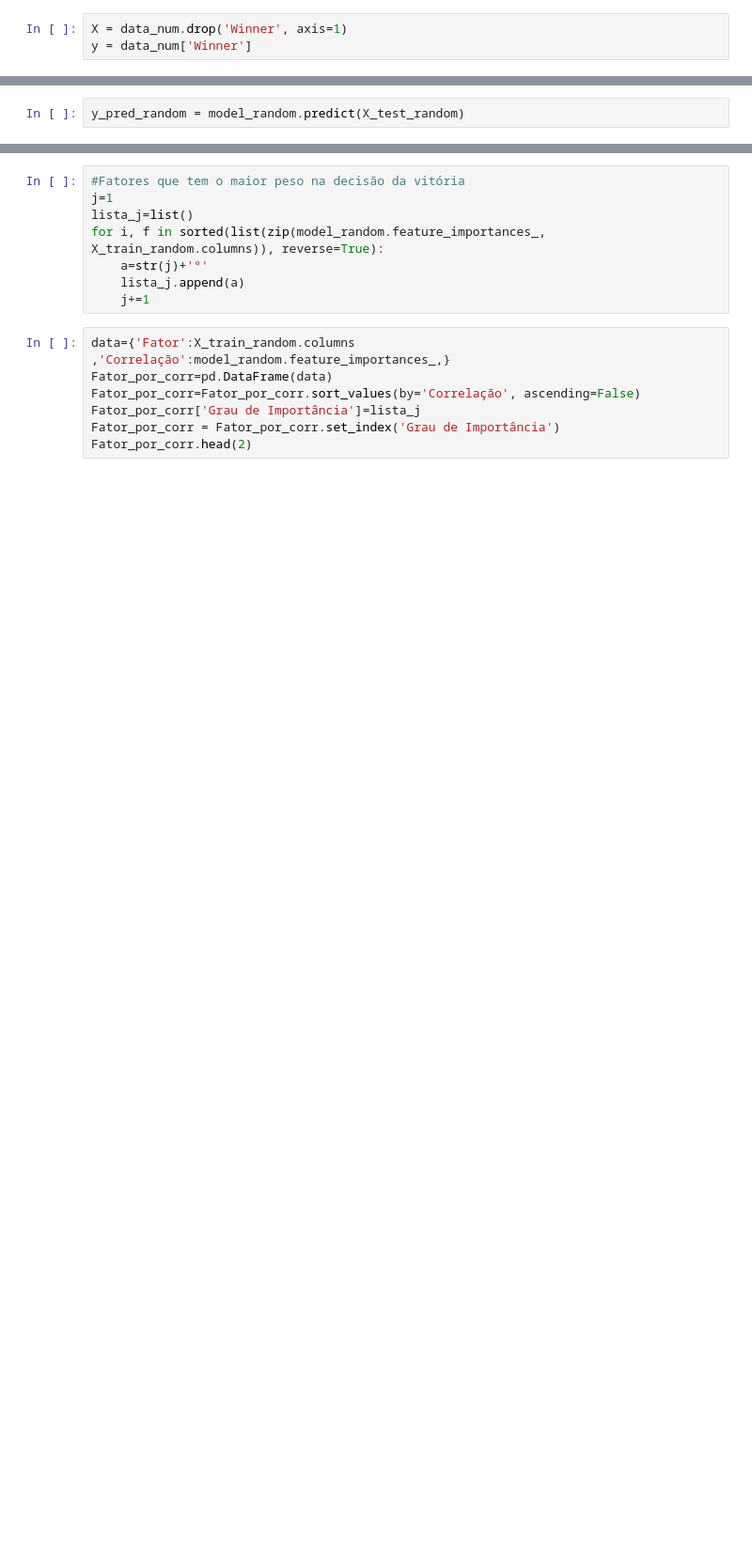
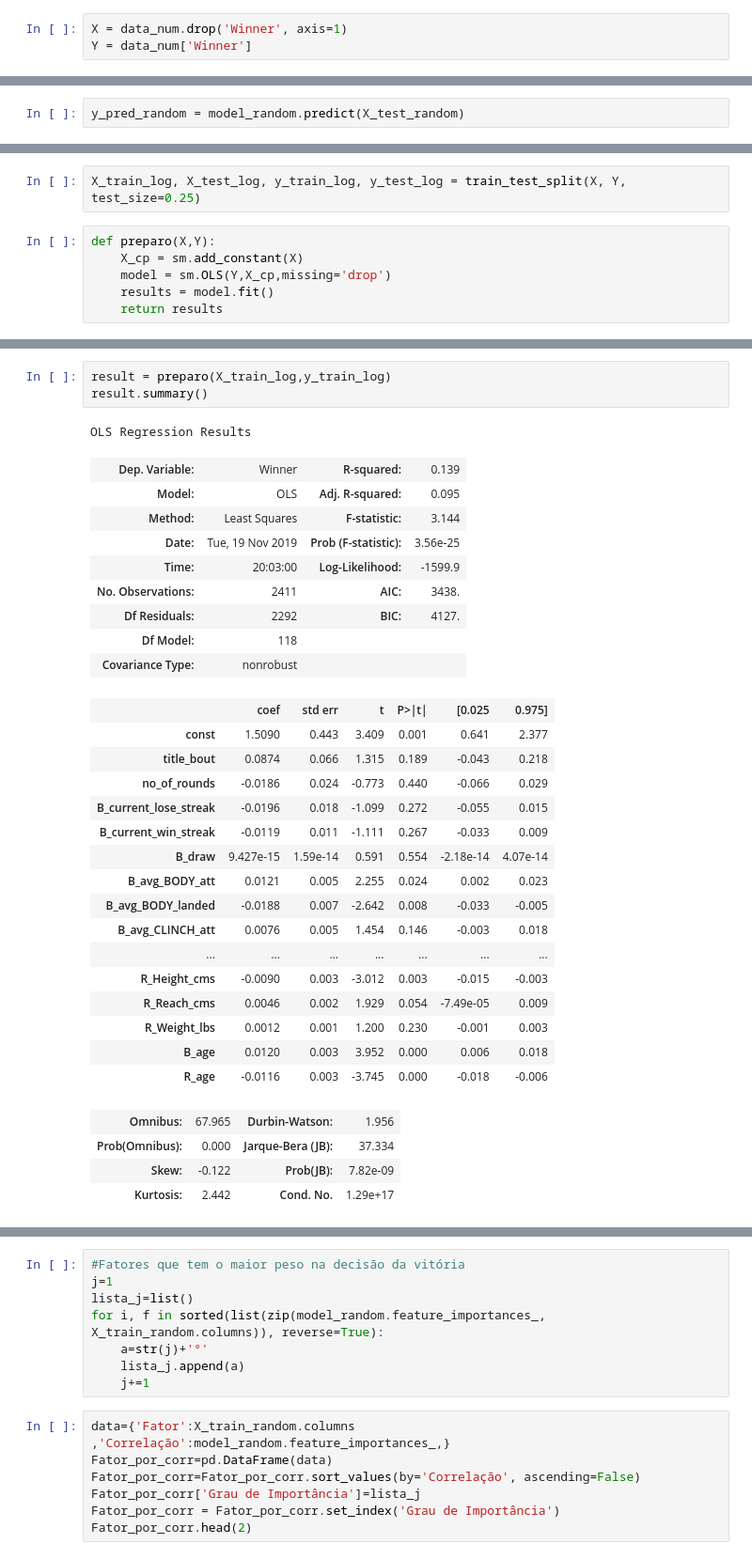
Before and after one commit to VergaraC/Dados_P3, a Jupyter notebook: Projeto3.ipynb, the cells around one changed output, grey strips where cells are left out. Shown at 94% size. Cells and saved outputs as stored; diff of their text form; blank space fills up the shorter version.

```diff
--- a/Projeto3.ipynb
+++ b/Projeto3.ipynb
@@ -150,4 +189,4 @@ ___
 ___
 # %%
 X = data_num.drop('Winner', axis=1)
-y = data_num['Winner']
+Y = data_num['Winner']
@@ -181,0 +245,8 @@ data_num.Winner.value_counts()
+# %%
+X_train_log, X_test_log, y_train_log, y_test_log = train_test_split(X, Y, test_size=0.25)
+# %%
+def preparo(X,Y):
+    X_cp = sm.add_constant(X)
+    model = sm.OLS(Y,X_cp,missing='drop')
+    results = model.fit()
+    return results
@@ -181,0 +287,34 @@ data_num.Winner.value_counts()
+# %%
+result = preparo(X_train_log,y_train_log)
+result.summary()
+# %% [output]
+OLS Regression Results
+| Dep. Variable: | Winner | R-squared: | 0.139 |
+| Model: | OLS | Adj. R-squared: | 0.095 |
+| Method: | Least Squares | F-statistic: | 3.144 |
+| Date: | Tue, 19 Nov 2019 | Prob (F-statistic): | 3.56e-25 |
+| Time: | 20:03:00 | Log-Likelihood: | -1599.9 |
+| No. Observations: | 2411 | AIC: | 3438. |
+| Df Residuals: | 2292 | BIC: | 4127. |
+| Df Model: | 118 |  |  |
+| Covariance Type: | nonrobust |  |  |
+|  | coef | std err | t | P>|t| | [0.025 | 0.975] |
+| const | 1.5090 | 0.443 | 3.409 | 0.001 | 0.641 | 2.377 |
+| title_bout | 0.0874 | 0.066 | 1.315 | 0.189 | -0.043 | 0.218 |
+| no_of_rounds | -0.0186 | 0.024 | -0.773 | 0.440 | -0.066 | 0.029 |
+| B_current_lose_streak | -0.0196 | 0.018 | -1.099 | 0.272 | -0.055 | 0.015 |
+| B_current_win_streak | -0.0119 | 0.011 | -1.111 | 0.267 | -0.033 | 0.009 |
+| B_draw | 9.427e-15 | 1.59e-14 | 0.591 | 0.554 | -2.18e-14 | 4.07e-14 |
+| B_avg_BODY_att | 0.0121 | 0.005 | 2.255 | 0.024 | 0.002 | 0.023 |
+| B_avg_BODY_landed | -0.0188 | 0.007 | -2.642 | 0.008 | -0.033 | -0.005 |
+| B_avg_CLINCH_att | 0.0076 | 0.005 | 1.454 | 0.146 | -0.003 | 0.018 |
+| ... | ... | ... | ... | ... | ... | ... |
+| R_Height_cms | -0.0090 | 0.003 | -3.012 | 0.003 | -0.015 | -0.003 |
+| R_Reach_cms | 0.0046 | 0.002 | 1.929 | 0.054 | -7.49e-05 | 0.009 |
+| R_Weight_lbs | 0.0012 | 0.001 | 1.200 | 0.230 | -0.001 | 0.003 |
+| B_age | 0.0120 | 0.003 | 3.952 | 0.000 | 0.006 | 0.018 |
+| R_age | -0.0116 | 0.003 | -3.745 | 0.000 | -0.018 | -0.006 |
+| Omnibus: | 67.965 | Durbin-Watson: | 1.956 |
+| Prob(Omnibus): | 0.000 | Jarque-Bera (JB): | 37.334 |
+| Skew: | -0.122 | Prob(JB): | 7.82e-09 |
+| Kurtosis: | 2.442 | Cond. No. | 1.29e+17 |
```
Also changed, not shown: parts of 85 cells of this notebook.
